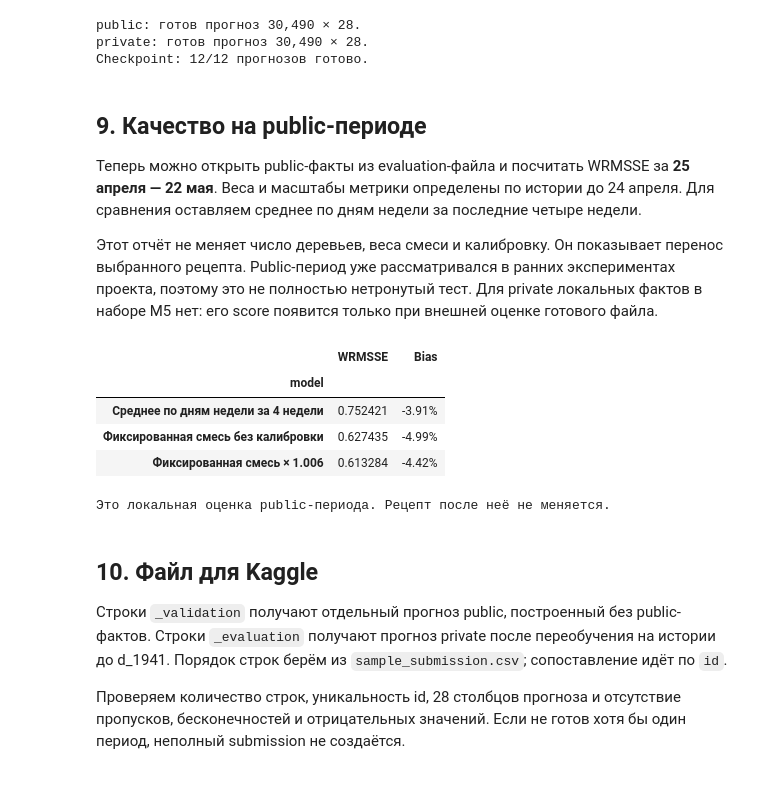
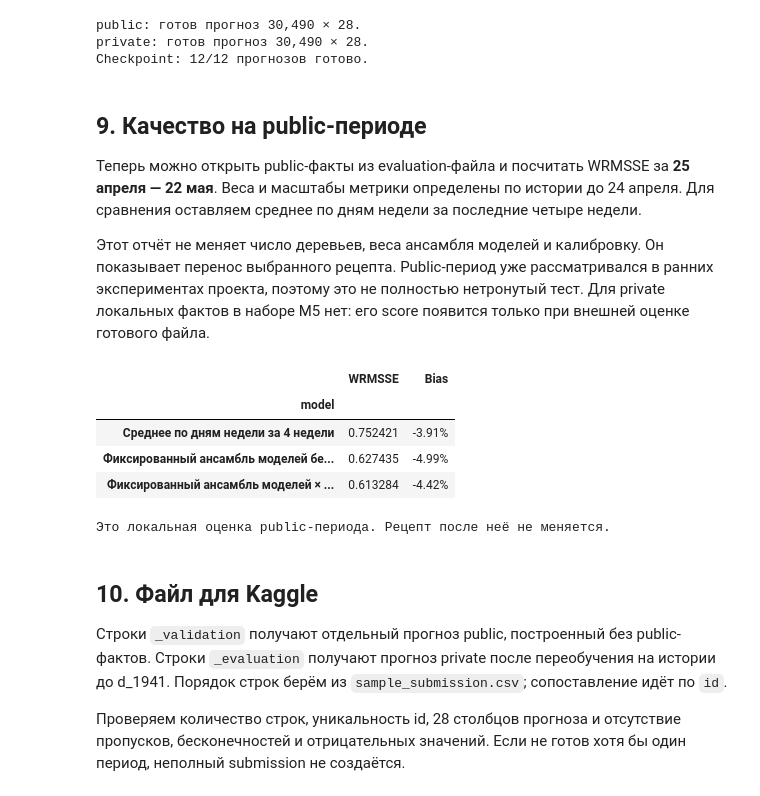
Before and after one commit to dannya220/demand-planner, a Jupyter notebook: notebooks/10_final_submission.ipynb, the cells around one changed output. Saved outputs shown, nothing was run; the diff lists cells and outputs as text; code cells hidden in the pictures.

```diff
--- a/notebooks/10_final_submission.ipynb
+++ b/notebooks/10_final_submission.ipynb
@@ -2212,7 +2212,7 @@ Checkpoint: 12/12 прогнозов готово.
 **25 апреля — 22 мая**. Веса и масштабы метрики определены по истории до 24 апреля.
 Для сравнения оставляем среднее по дням недели за последние четыре недели.
 
-Этот отчёт не меняет число деревьев, веса смеси и калибровку. Он показывает перенос
+Этот отчёт не меняет число деревьев, веса ансамбля моделей и калибровку. Он показывает перенос
 выбранного рецепта. Public-период уже рассматривался в ранних экспериментах проекта,
 поэтому это не полностью нетронутый тест. Для private локальных фактов в наборе M5
 нет: его score появится только при внешней оценке готового файла.
@@ -2224,38 +2224,38 @@ if "public" in FINAL_FORECASTS:
     baseline_values = np.column_stack(
         [
             known.loc[:, known.columns.dayofweek == day.dayofweek].mean(axis=1).to_numpy()
             for day in public_dates
         ]
     )
     baseline = pd.DataFrame(baseline_values, index=series_index, columns=public_dates)
     public_rows = []
     for label, prediction in [
         ("Среднее по дням недели за 4 недели", baseline),
-        ("Фиксированная смесь без калибровки", UNCALIBRATED_FORECASTS["public"]),
-        ("Фиксированная смесь × 1.006", FINAL_FORECASTS["public"]),
+        ("Фиксированный ансамбль моделей без калибровки", UNCALIBRATED_FORECASTS["public"]),
+        ("Фиксированный ансамбль моделей × 1.006", FINAL_FORECASTS["public"]),
     ]:
         score, levels = wrmsse_evaluator.score(public_actual, prediction)
         public_rows.append(
             {
                 "model": label,
                 "WRMSSE": float(score),
                 "Bias": float(prediction.to_numpy().sum() / public_actual.to_numpy().sum() - 1),
             }
         )
-        if label == "Фиксированная смесь × 1.006":
+        if label == "Фиксированный ансамбль моделей × 1.006":
             levels.to_csv(RESULT_DIR / "public/final_forecast/metrics_by_level.csv")
     public_metrics = pd.DataFrame(public_rows).set_index("model")
     public_metrics.to_csv(RESULT_DIR / "public_metrics.csv")
     display(public_metrics.style.format({"WRMSSE": "{:.6f}", "Bias": "{:+.2%}"}))
     print("Это локальная оценка public-периода. Рецепт после неё не меняется.")
 else:
     print("Public-прогноз ещё не готов: оценку пока не считаем.")
 # %% [output]
 |  | WRMSSE | Bias |
 | model |  |  |
 | Среднее по дням недели за 4 недели | 0.752421 | -3.91% |
-| Фиксированная смесь без калибровки | 0.627435 | -4.99% |
-| Фиксированная смесь × 1.006 | 0.613284 | -4.42% |
+| Фиксированный ансамбль моделей бе... | 0.627435 | -4.99% |
+| Фиксированный ансамбль моделей × ... | 0.613284 | -4.42% |
 Это локальная оценка public-периода. Рецепт после неё не меняется.
 # %% [markdown]
 ## 10. Файл для Kaggle
```
Also changed, not shown: parts of 1 cell of this notebook, 12 other files.
